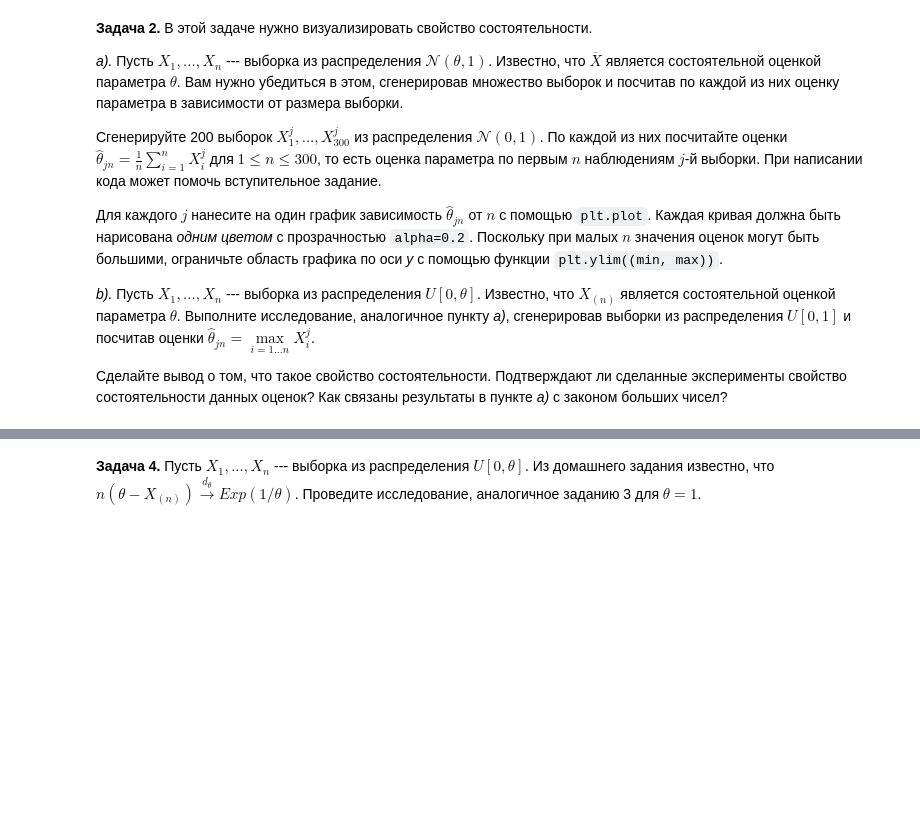
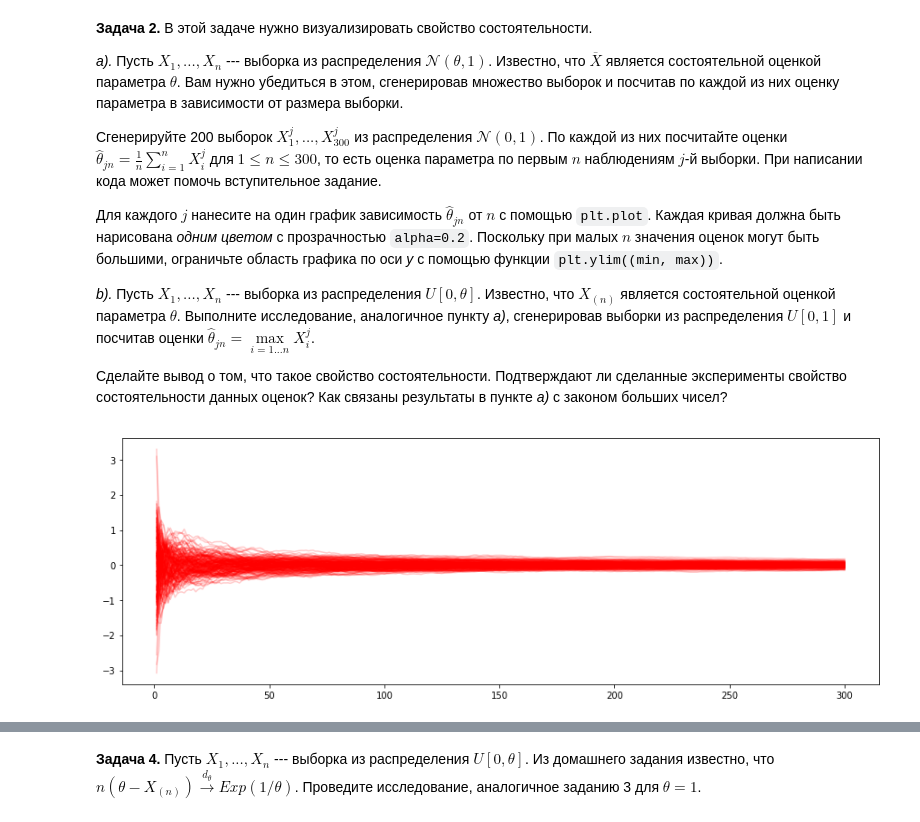
Before and after one commit to heorhii-bolotov/MIPT-Statistics, a Jupyter notebook: 2/2.30.ipynb, the cells around one changed output, grey strips where cells are left out. Drawn from its saved outputs; the diff is of its cells as text; code cells hidden in the pictures; blank space fills up the shorter version.

```diff
--- a/2/2.30.ipynb
+++ b/2/2.30.ipynb
@@ -81,3 +129,22 @@ plt.legend()
 *b).* Пусть $X_1, ..., X_n$ --- выборка из распределения $U[0, \theta]$. Известно, что $X_{(n)}$ является состоятельной оценкой параметра $\theta$. Выполните исследование, аналогичное пункту *a)*, сгенерировав выборки из распределения $U[0, 1]$ и посчитав оценки $\widehat{\theta}_{jn} = \max\limits_{i=1...n}X_i^j$.
 
 Сделайте вывод о том, что такое свойство состоятельности. Подтверждают ли сделанные эксперименты свойство состоятельности данных оценок? Как связаны результаты в пункте *a)* с законом больших чисел?
+# %%
+def check_consistent(distribution, estimator):
+    plt.figure(figsize=(15, 5))
+
+    number_samples = 200
+    number_elements_in_sample = 300
+    samples = distribution.rvs(size=number_elements_in_sample * number_samples).reshape(number_samples, number_elements_in_sample)
+    estimates = estimator(samples)
+    for estimate in estimates:
+        plt.plot(np.arange(1, number_elements_in_sample + 1), estimate, color='red', alpha=0.2)
+    plt.show()
+# %%
+def norm_estimator(samples):
+    n = samples.shape[1]
+    return samples.cumsum(axis=1) / np.arange(1, n + 1)
+
+check_consistent(sps.norm, norm_estimator)
+# %% [output]
+[figure, added]
```
Also changed, not shown: parts of 42 cells of this notebook, 1 other file.
